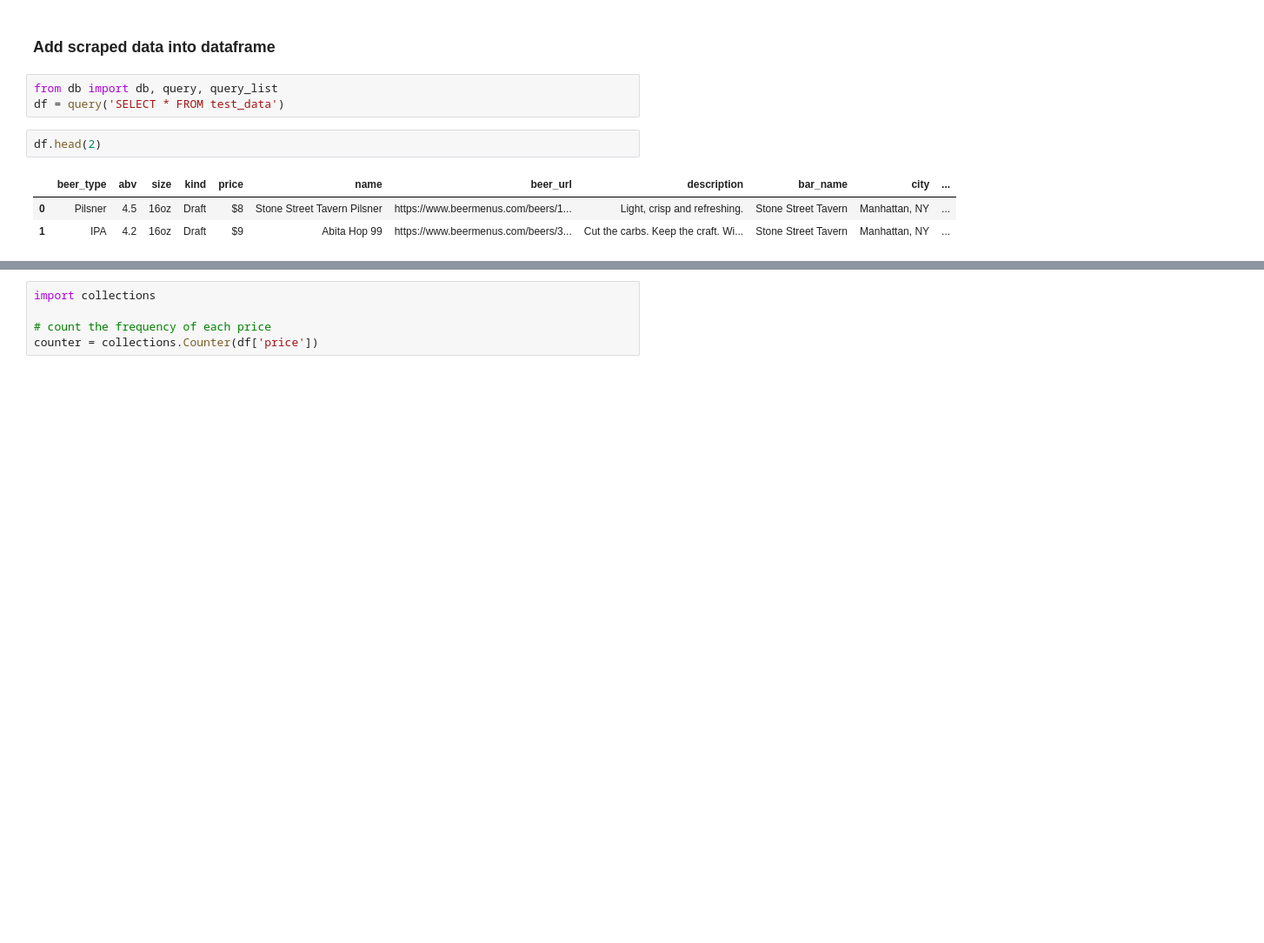
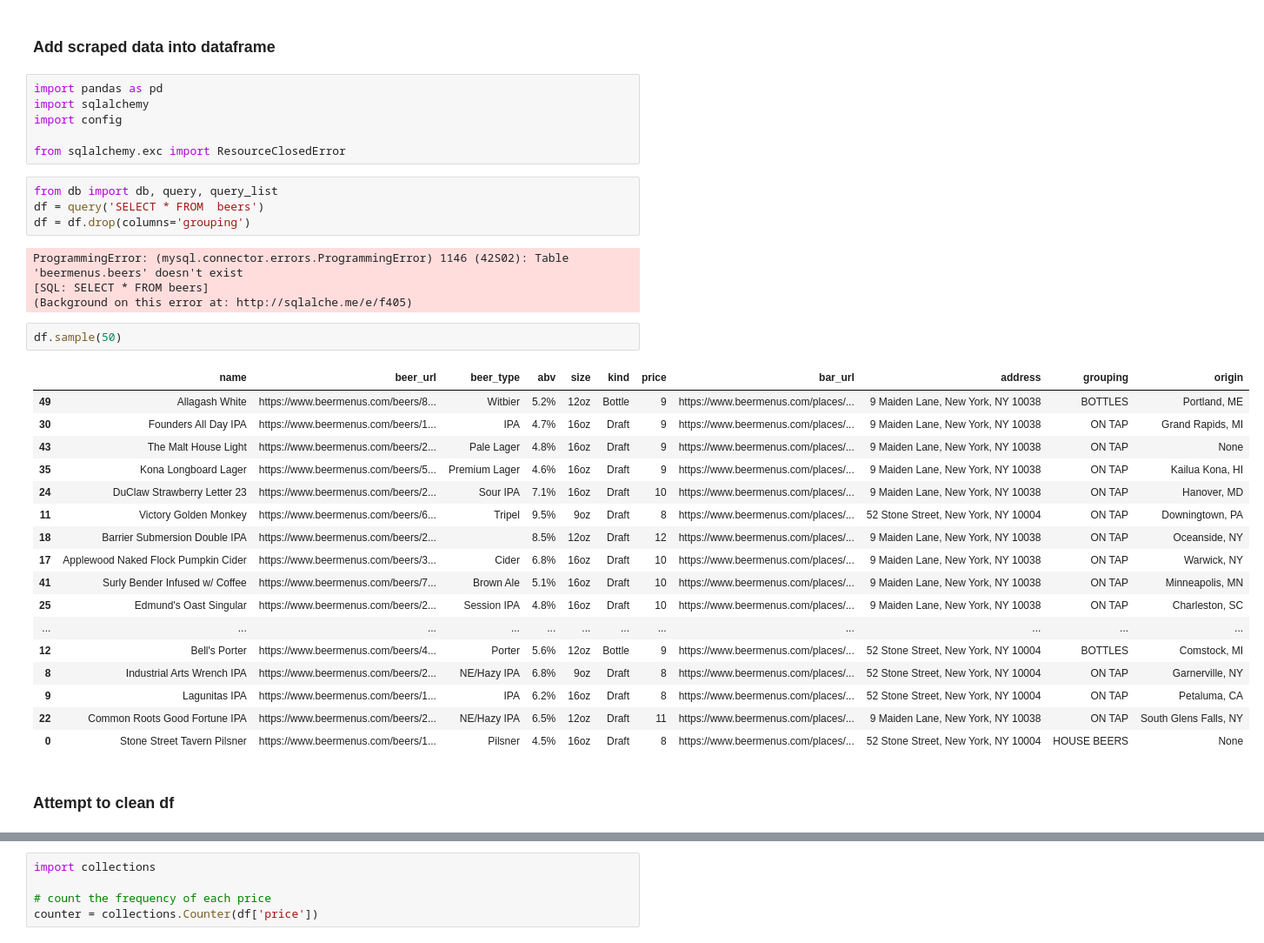
Before and after one commit to rcharan/beer-pubs, a Jupyter notebook: statistical_tests.ipynb, the cells around one changed output, grey strips where cells are left out. Shown at 87% size. Cells and saved outputs as stored; diff of their text form; blank space fills up the shorter version.

```diff
--- a/statistical_tests.ipynb
+++ b/statistical_tests.ipynb
@@ -1,14 +1,41 @@
 # %% [markdown]
 ### Add scraped data into dataframe
+# %%
+import pandas as pd
+import sqlalchemy
+import config
+
+from sqlalchemy.exc import ResourceClosedError
 # %%
 from db import db, query, query_list
-df = query('SELECT * FROM test_data')
+df = query('SELECT * FROM  beers')
+df = df.drop(columns='grouping')
+# %% [output]
+ProgrammingError: (mysql.connector.errors.ProgrammingError) 1146 (42S02): Table 'beermenus.beers' doesn't exist
+[SQL: SELECT * FROM beers]
+(Background on this error at: http://sqlalche.me/e/f405)
-# %%
-df.head(2)
-# %% [output]
-|  | beer_type | abv | size | kind | price | name | beer_url | description | bar_name | city | ... |
-| 0 | Pilsner | 4.5 | 16oz | Draft | $8 | Stone Street Tavern Pilsner | https://www.beermenus.com/beers/1... | Light, crisp and refreshing. | Stone Street Tavern | Manhattan, NY | ... |
-| 1 | IPA | 4.2 | 16oz | Draft | $9 | Abita Hop 99 | https://www.beermenus.com/beers/3... | Cut the carbs. Keep the craft. Wi... | Stone Street Tavern | Manhattan, NY | ... |
+# %%
+df.sample(50)
+# %% [output]
+|  | name | beer_url | beer_type | abv | size | kind | price | bar_url | address | grouping | origin |
+| 49 | Allagash White | https://www.beermenus.com/beers/8... | Witbier | 5.2% | 12oz | Bottle | 9 | https://www.beermenus.com/places/... | 9 Maiden Lane, New York, NY 10038 | BOTTLES | Portland, ME |
+| 30 | Founders All Day IPA | https://www.beermenus.com/beers/1... | IPA | 4.7% | 16oz | Draft | 9 | https://www.beermenus.com/places/... | 9 Maiden Lane, New York, NY 10038 | ON TAP | Grand Rapids, MI |
+| 43 | The Malt House Light | https://www.beermenus.com/beers/2... | Pale Lager | 4.8% | 16oz | Draft | 9 | https://www.beermenus.com/places/... | 9 Maiden Lane, New York, NY 10038 | ON TAP | None |
+| 35 | Kona Longboard Lager | https://www.beermenus.com/beers/5... | Premium Lager | 4.6% | 16oz | Draft | 9 | https://www.beermenus.com/places/... | 9 Maiden Lane, New York, NY 10038 | ON TAP | Kailua Kona, HI |
+| 24 | DuClaw Strawberry Letter 23 | https://www.beermenus.com/beers/2... | Sour IPA | 7.1% | 16oz | Draft | 10 | https://www.beermenus.com/places/... | 9 Maiden Lane, New York, NY 10038 | ON TAP | Hanover, MD |
+| 11 | Victory Golden Monkey | https://www.beermenus.com/beers/6... | Tripel | 9.5% | 9oz | Draft | 8 | https://www.beermenus.com/places/... | 52 Stone Street, New York, NY 10004 | ON TAP | Downingtown, PA |
+| 18 | Barrier Submersion Double IPA | https://www.beermenus.com/beers/2... |  | 8.5% | 12oz | Draft | 12 | https://www.beermenus.com/places/... | 9 Maiden Lane, New York, NY 10038 | ON TAP | Oceanside, NY |
+| 17 | Applewood Naked Flock Pumpkin Cider | https://www.beermenus.com/beers/3... | Cider | 6.8% | 16oz | Draft | 10 | https://www.beermenus.com/places/... | 9 Maiden Lane, New York, NY 10038 | ON TAP | Warwick, NY |
+| 41 | Surly Bender Infused w/ Coffee | https://www.beermenus.com/beers/7... | Brown Ale | 5.1% | 16oz | Draft | 10 | https://www.beermenus.com/places/... | 9 Maiden Lane, New York, NY 10038 | ON TAP | Minneapolis, MN |
+| 25 | Edmund's Oast Singular | https://www.beermenus.com/beers/2... | Session IPA | 4.8% | 16oz | Draft | 10 | https://www.beermenus.com/places/... | 9 Maiden Lane, New York, NY 10038 | ON TAP | Charleston, SC |
+| ... | ... | ... | ... | ... | ... | ... | ... | ... | ... | ... | ... |
+| 12 | Bell's Porter | https://www.beermenus.com/beers/4... | Porter | 5.6% | 12oz | Bottle | 9 | https://www.beermenus.com/places/... | 52 Stone Street, New York, NY 10004 | BOTTLES | Comstock, MI |
+| 8 | Industrial Arts Wrench IPA | https://www.beermenus.com/beers/2... | NE/Hazy IPA | 6.8% | 9oz | Draft | 8 | https://www.beermenus.com/places/... | 52 Stone Street, New York, NY 10004 | ON TAP | Garnerville, NY |
+| 9 | Lagunitas IPA | https://www.beermenus.com/beers/1... | IPA | 6.2% | 16oz | Draft | 8 | https://www.beermenus.com/places/... | 52 Stone Street, New York, NY 10004 | ON TAP | Petaluma, CA |
+| 22 | Common Roots Good Fortune IPA | https://www.beermenus.com/beers/2... | NE/Hazy IPA | 6.5% | 12oz | Draft | 11 | https://www.beermenus.com/places/... | 9 Maiden Lane, New York, NY 10038 | ON TAP | South Glens Falls, NY |
+| 0 | Stone Street Tavern Pilsner | https://www.beermenus.com/beers/1... | Pilsner | 4.5% | 16oz | Draft | 8 | https://www.beermenus.com/places/... | 52 Stone Street, New York, NY 10004 | HOUSE BEERS | None |
+# %% [markdown]
+### Attempt to clean df
 # %%
 # map columns to num type and remove leading/trailing characters
 
```
Also changed, not shown: parts of 7 cells of this notebook, 2 other files.
